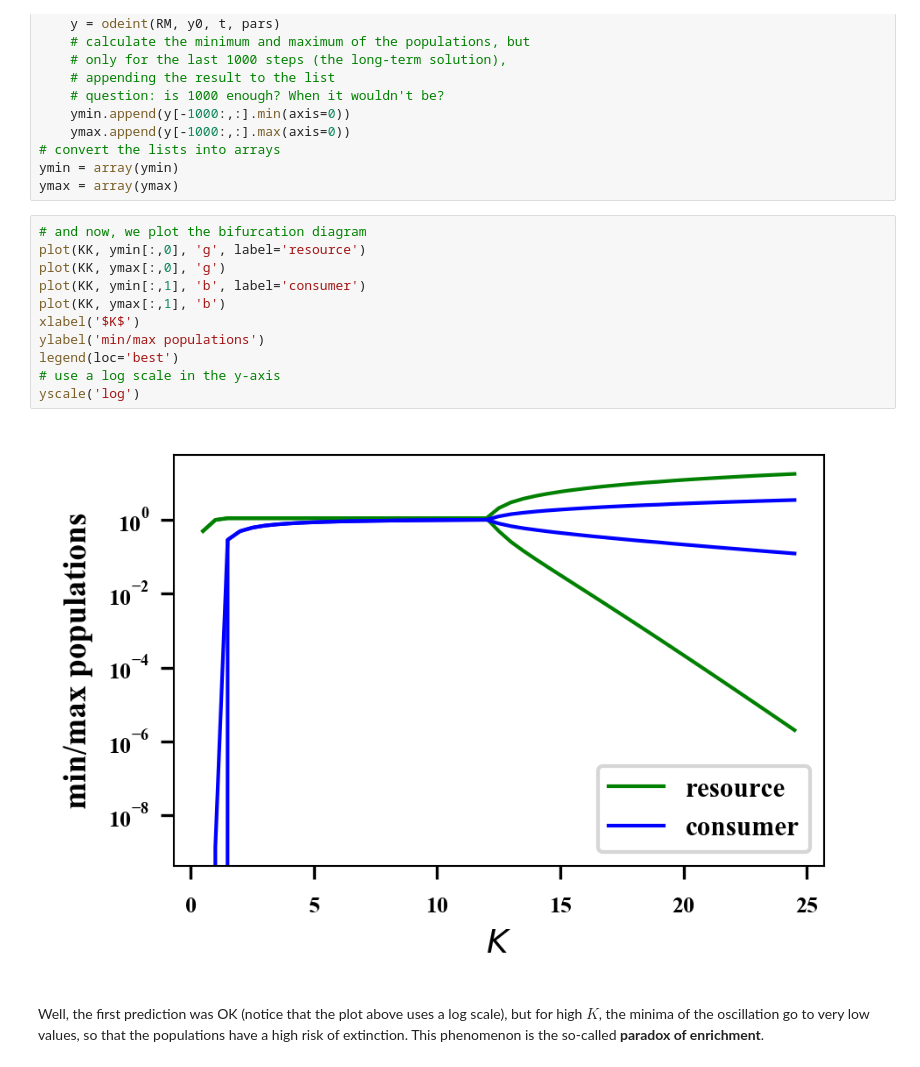
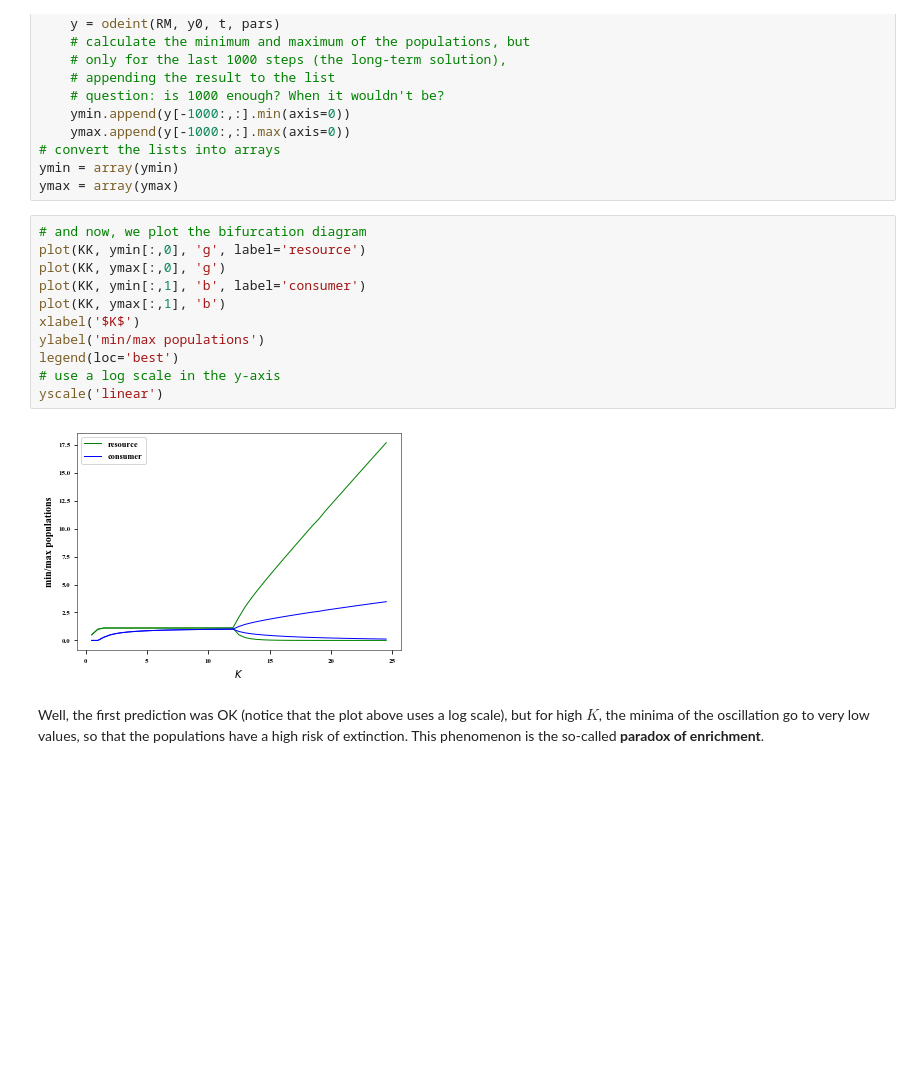
Before and after one commit to renatocoutinho/ode_examples, a Jupyter notebook: Qualitative analysis and Bifurcation diagram Tutorial.ipynb, the cells around one changed output. Drawn from its saved outputs; the diff is of its cells as text; blank space fills up the shorter version.

```diff
--- a/Qualitative analysis and Bifurcation diagram Tutorial.ipynb
+++ b/Qualitative analysis and Bifurcation diagram Tutorial.ipynb
@@ -142,16 +142,16 @@ ymax = array(ymax)
 # %%
 # and now, we plot the bifurcation diagram
 plot(KK, ymin[:,0], 'g', label='resource')
 plot(KK, ymax[:,0], 'g')
 plot(KK, ymin[:,1], 'b', label='consumer')
 plot(KK, ymax[:,1], 'b')
 xlabel('$K$')
 ylabel('min/max populations')
 legend(loc='best')
 # use a log scale in the y-axis
-yscale('log')
+yscale('linear')
 # %% [output]
-[figure, old version]
+[figure, new version]
 # %% [markdown]
 Well, the first prediction was OK (notice that the plot above uses a log scale), but for high $K$, the minima of the oscillation go to very low values, so that the populations have a high risk of extinction. This phenomenon is the so-called **paradox of enrichment**.
 # %% [markdown]
```
Also changed, not shown: parts of 5 cells of this notebook, 3 other files.
